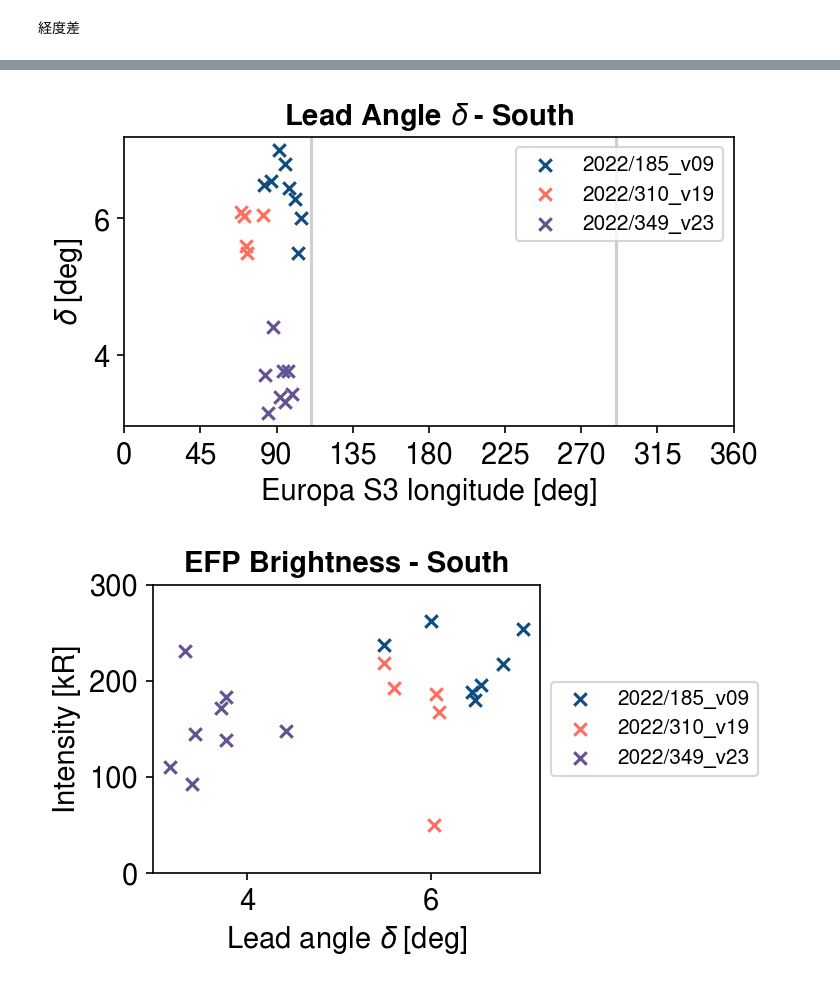
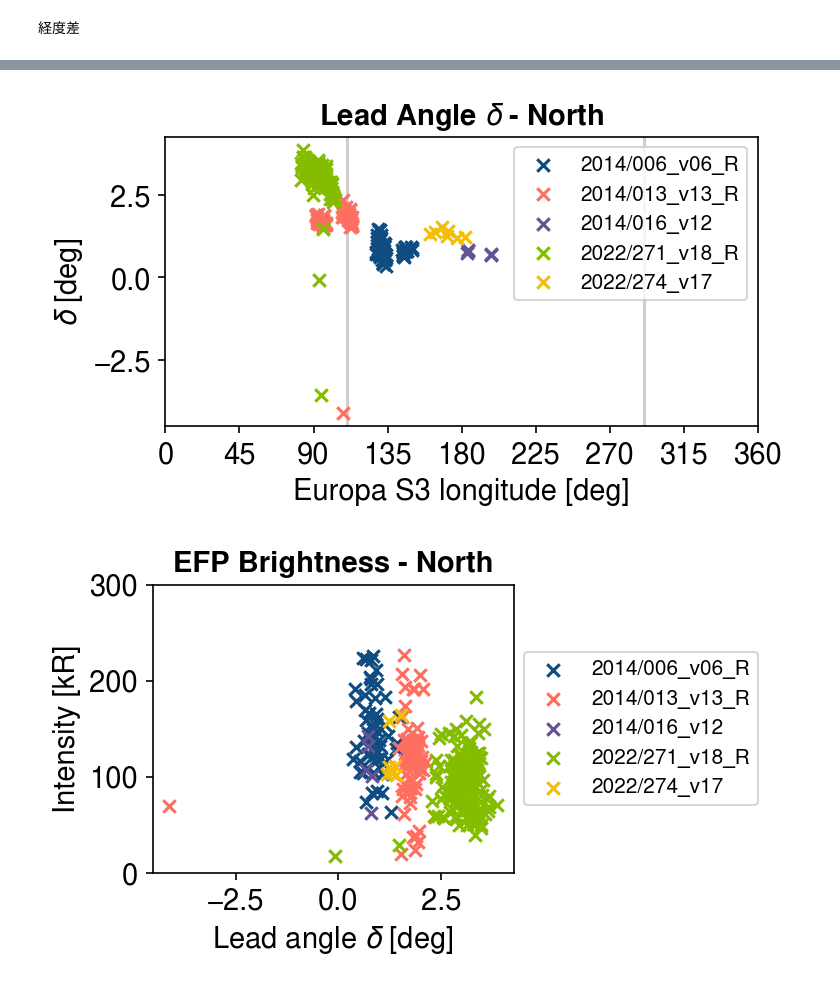
Before and after one commit to ShinnosukeSatoh/HST_Jupiter_footprints, a Jupyter notebook: photometry_plot.ipynb, the cells around one changed output, grey strips where cells are left out. Cells and saved outputs as stored; diff of their text form; code cells hidden in the pictures.

```diff
--- a/photometry_plot.ipynb
+++ b/photometry_plot.ipynb
@@ -28,8 +28,8 @@ plt.rcParams.update({'font.sans-serif': fontname,
 cpalette = ['#0F4C81', '#FF6F61', '#645394',
          '#84BD00', '#F6BE00', '#F7CAC9', '#0F80E6']
 # %%
-north_doy = ['2014/006_v06', '2014/013_v13', '2022/271_v18', '2022/274_v17']
-south_doy = ['2022/185_v09', '2022/310_v19', '2022/349_v23']
+north_doy = ['2014/006_v06_R', '2014/013_v13_R', '2014/016_v12', '2022/271_v18_R', '2022/274_v17']
+south_doy = ['2022/185_v09_R', '2022/310_v19', '2022/349_v23']
 
 def load(csvname0):
     df = pd.read_csv(csvname0, sep='\t')
@@ -67,7 +67,7 @@ JRM33計算結果
 # %% [markdown]
 EFPの明るさ
 # %%
-hem = 'South'
+hem = 'North'
 if hem == 'North':
     doy = north_doy
 elif hem == 'South':
@@ -97,7 +97,7 @@ for i in range(len(doy)):
     moons30_arr = moons30_arr[idx]
     b0_arr = b0_arr[idx]
     b1_arr = b1_arr[idx]
-    ax[0].scatter(moons30_arr, b0_arr, marker='x', c=cpalette[i], label=doy[i], zorder=1)
+    ax[0].scatter(moons30_arr, b0_arr, marker='x', c=cpalette[i], linewidths=0.6, label=doy[i], zorder=1)
 ax[0].axvline(x=110.61452513966482, color='#cfcfcf', zorder=0.5)
 ax[0].axvline(x=110.61452513966482+180, color='#cfcfcf', zorder=0.5)
 ax[0].legend(loc='upper right')
@@ -133,7 +133,7 @@ plt.show()
 # %% [markdown]
 スポット内トータル
 # %%
-hem = 'South'
+hem = 'North'
 if hem == 'North':
     doy = north_doy
 elif hem == 'South':
@@ -163,7 +163,7 @@ for i in range(len(doy)):
     moons30_arr = moons30_arr[idx]
     b0_arr = b0_arr[idx]
     b1_arr = b1_arr[idx]
-    ax[0].scatter(moons30_arr, b0_arr+b1_arr, marker='x', c=cpalette[i], label=doy[i], zorder=1)
+    ax[0].scatter(moons30_arr, b0_arr+b1_arr, marker='x', c=cpalette[i], linewidths=0.6, label=doy[i], zorder=1)
 ax[0].axvline(x=110.61452513966482, color='#cfcfcf', zorder=0.5)
 ax[0].axvline(x=110.61452513966482+180, color='#cfcfcf', zorder=0.5)
 ax[0].legend(loc='upper right')
@@ -199,7 +199,7 @@ plt.show()
 # %% [markdown]
 ローカルのバックグラウンド
 # %%
-hem = 'South'
+hem = 'North'
 if hem == 'North':
     doy = north_doy
 elif hem == 'South':
@@ -397,5 +397,5 @@ plt.show()
 # %%
-hem = 'South'
+hem = 'North'
 
 # JRM33
 satovalN = np.recfromtxt('data/JRM33/satellite_foot_N.txt', skip_header=3,
@@ -472,32 +472,32 @@ fig, ax = plt.subplots(1,1, figsize=(5,3), dpi=150)
 ax.set_title('EFP Brightness - '+hem, weight='bold', fontsize=fontsize)
 # ax.set_xlim(0,360)
 ax.set_ylim(0,300)
 # ax.set_yticks(np.linspace(-10,200,5))
 # ax.set_yticklabels(np.linspace(-10,200,5))
 # ax.set_xticks(np.linspace(0,360,9))
 # ax.set_xticklabels(np.linspace(0,360,9, dtype=int))
 ax.set_xlabel('Lead angle $\\delta$ [deg]', fontsize=fontsize)
 ax.set_ylabel('Intensity [kR]', fontsize=fontsize)
 ax.tick_params(axis='x', labelsize=fontsize)
 ax.tick_params(axis='y', labelsize=fontsize)
 for i in range(len(doy)):
     csvname0 = 'img/red3/EUROPA/'+doy[i]+'/brightness.csv'
     utc, b0_arr, b1_arr, efplat0_arr, efpwlong0_arr, moons30_arr = load(csvname0)
     JRM33wlong_arr = np.zeros(len(utc))
     for j in range(len(utc)):
         JRM33_s3moon, JRM33_s3wlon, JRM33_s3lat = ftpS3.ftpS3().FP(utc[j], satoval, 'EUROPA')
         JRM33wlong_arr[j] = JRM33_s3wlon
     idx = np.where(b0_arr>0)
     efplat0_arr = efplat0_arr[idx]
     efpwlong0_arr = efpwlong0_arr[idx]
     moons30_arr = moons30_arr[idx]
     b0_arr = b0_arr[idx]
     b1_arr = b1_arr[idx]
     JRM33wlong_arr = JRM33wlong_arr[idx]
     ax.scatter(JRM33wlong_arr-efpwlong0_arr, b0_arr, marker='x', c=cpalette[i], label=doy[i], zorder=1)
 ax.legend(loc='center left', bbox_to_anchor=(1., .5))
 fig.tight_layout()
 plt.show()
 # %% [output]
-[figure, old version]
+[figure, new version]
-[figure, old version]
+[figure, new version]
```
Also changed, not shown: parts of 4 cells of this notebook, 6 other files.
